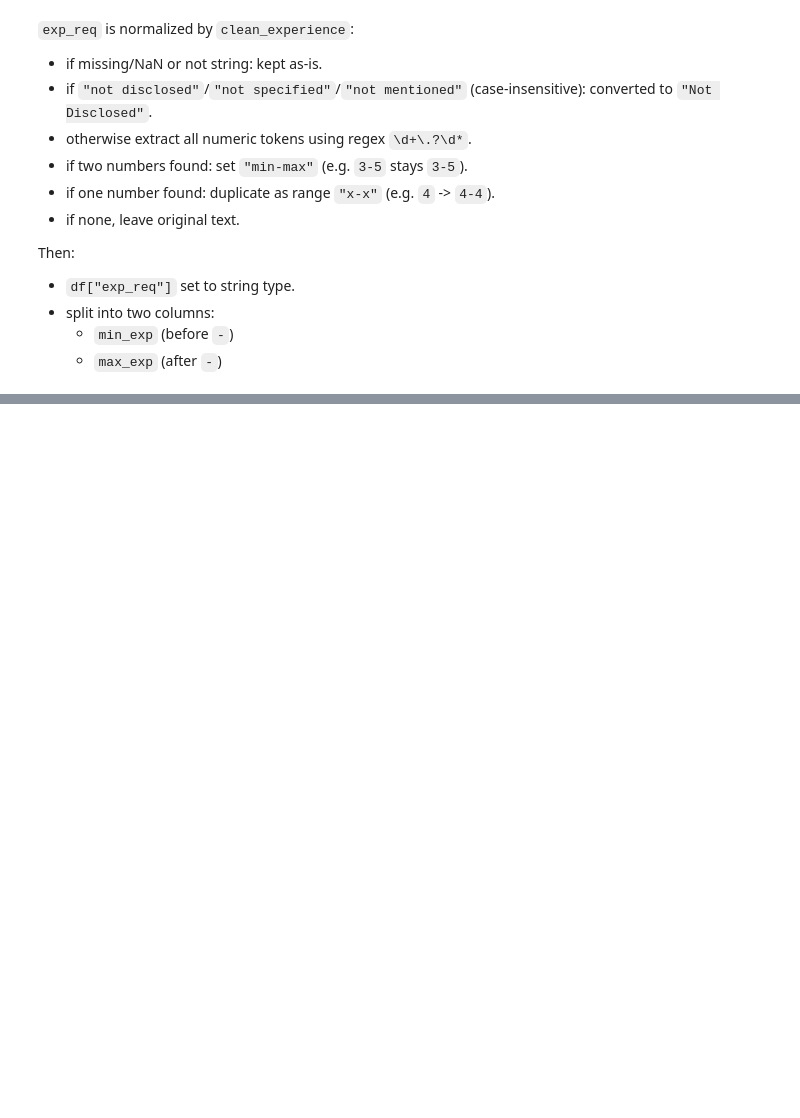
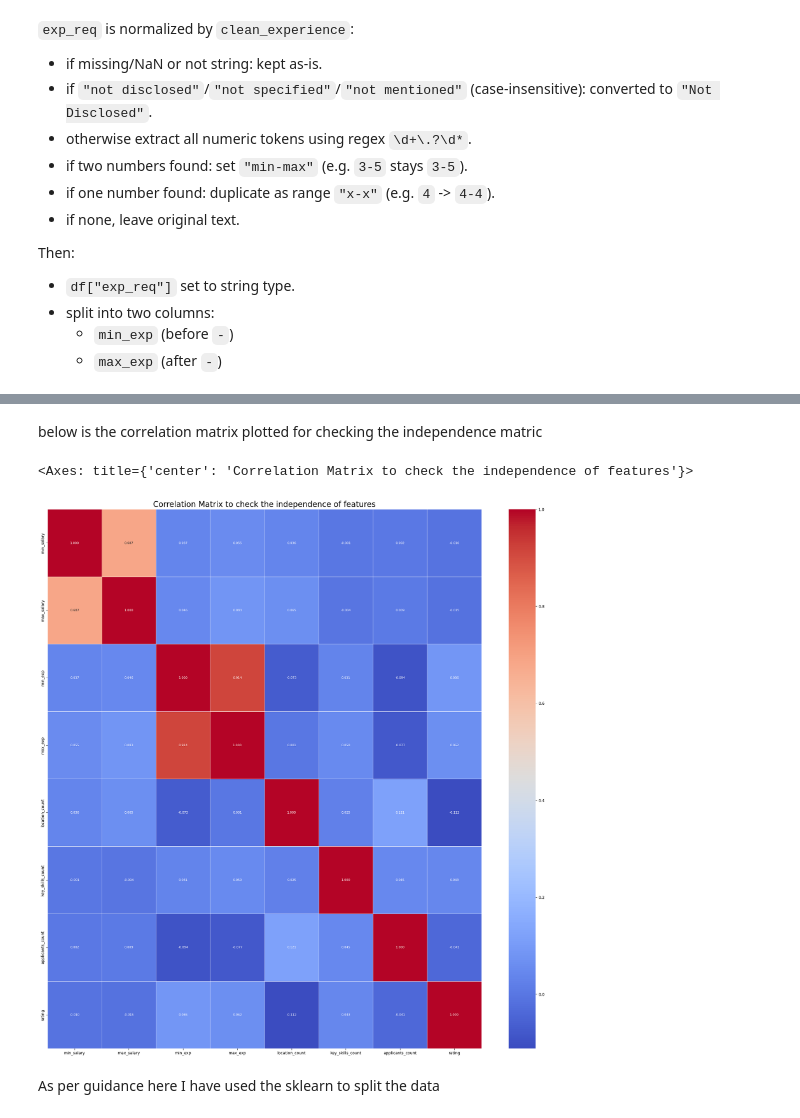
Before and after one commit to AMOLCAD/2025ag05055_dnn, a Jupyter notebook: Assignment.ipynb, the cells around one changed output, grey strips where cells are left out. Drawn from its saved outputs; the diff is of its cells as text; code cells hidden in the pictures; blank space fills up the shorter version.

```diff
--- a/Assignment.ipynb
+++ b/Assignment.ipynb
@@ -189,8 +204,3 @@ df = df.reindex(sorted(df.columns, key=lambda x: str(df[x].dtype)), axis=1)
 # %%
-import seaborn as sns
-import matplotlib.pyplot as plt
-print(df.dtypes)
+
 df_mlp= df[["min_salary", "max_salary", "min_exp", "max_exp", "location_count", "key_skills_count", "applicants_count", "rating"]]
-df_mlp.dropna(inplace=True)
-plt.figure(figsize=(25,25))
-sns.heatmap(df_mlp.corr(), annot=True, cmap='coolwarm', linewidths=0.5, annot_kws={"size": 8}, fmt='.3f', yticklabels=df_mlp.corr().columns)
@@ -217,3 +245,14 @@ dtype: object
+# %% [markdown]
+below is the correlation matrix plotted for checking the independence matric
+# %%
+import seaborn as sns
+import matplotlib.pyplot as plt
+plt.figure(figsize=(25,25))
+plt.title("Correlation Matrix to check the independence of features", fontsize=20)
+sns.heatmap(df_mlp.corr() , annot=True, cmap='coolwarm', linewidths=0.5, annot_kws={"size": 8}, fmt='.3f', yticklabels=df_mlp.corr().columns)
+# %% [output]
+<Axes: title={'center': 'Correlation Matrix to check the independence of features'}>
+[figure, added]
 # %%
 import numpy as np
 
@@ -306,6 +353,8 @@ class MLP:
     def predict(self, X):
         AL, _ = self.forward_propagation(X)
         return AL
+# %% [markdown]
+As per guidance here I have used the sklearn to split the data
 # %%
 from sklearn.model_selection import train_test_split
 # Features
```
Also changed, not shown: parts of 12 cells of this notebook.
